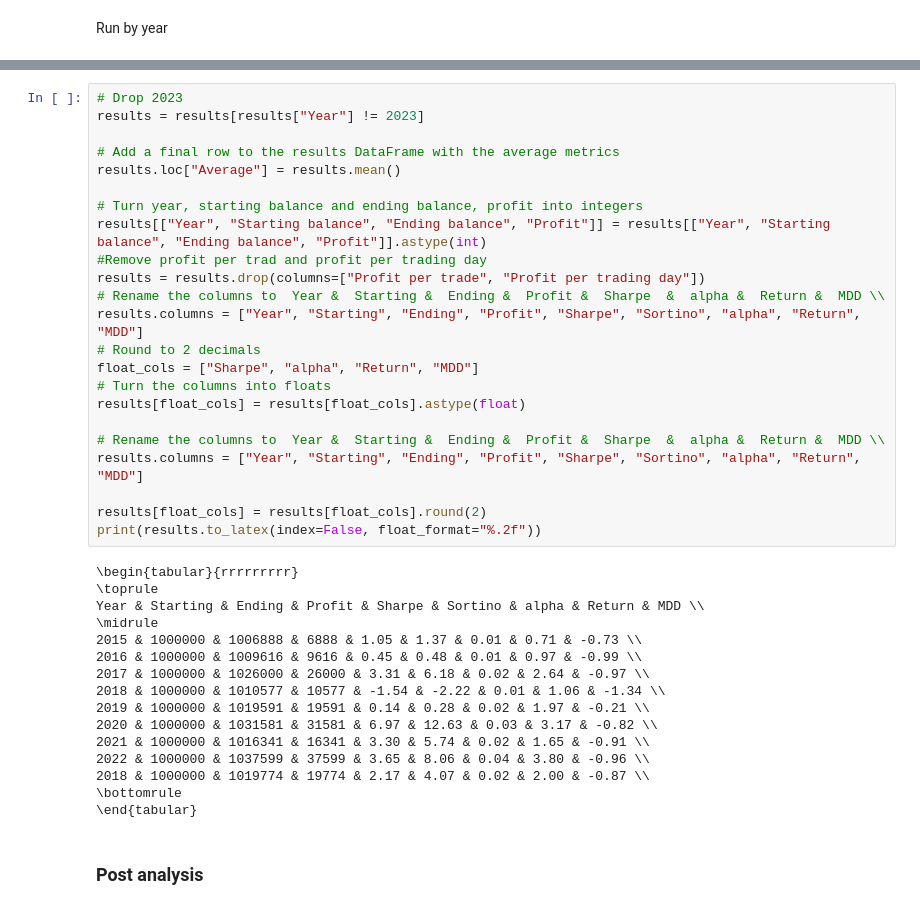
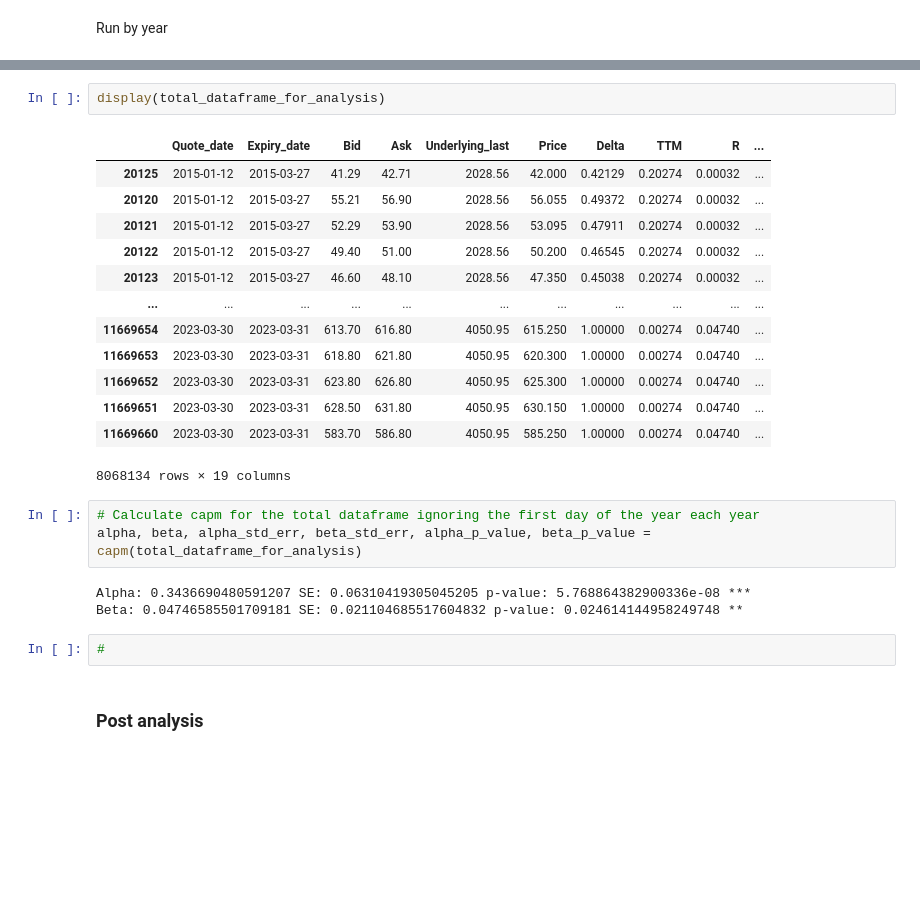
Before and after one commit to erlend-rygg/deep-learning-for-option-pricing, a Jupyter notebook: results_analysis/backtesting/backtesting_v15.ipynb, the cells around one changed output, grey strips where cells are left out. Cells and saved outputs as stored; diff of their text form; blank space fills up the shorter version.

```diff
--- a/results_analysis/backtesting/backtesting_v15.ipynb
+++ b/results_analysis/backtesting/backtesting_v15.ipynb
@@ -584,42 +584,27 @@ short_options_value_sum 0.0
-# %%
-# Drop 2023
-results = results[results["Year"] != 2023]
-
-# Add a final row to the results DataFrame with the average metrics
-results.loc["Average"] = results.mean()
-
-# Turn year, starting balance and ending balance, profit into integers
-results[["Year", "Starting balance", "Ending balance", "Profit"]] = results[["Year", "Starting balance", "Ending balance", "Profit"]].astype(int)
-#Remove profit per trad and profit per trading day
-results = results.drop(columns=["Profit per trade", "Profit per trading day"])
-# Rename the columns to  Year &  Starting &  Ending &  Profit &  Sharpe  &  alpha &  Return &  MDD \\
-results.columns = ["Year", "Starting", "Ending", "Profit", "Sharpe", "Sortino", "alpha", "Return", "MDD"]
-# Round to 2 decimals
-float_cols = ["Sharpe", "alpha", "Return", "MDD"]
-# Turn the columns into floats
-results[float_cols] = results[float_cols].astype(float)
-
-# Rename the columns to  Year &  Starting &  Ending &  Profit &  Sharpe  &  alpha &  Return &  MDD \\
-results.columns = ["Year", "Starting", "Ending", "Profit", "Sharpe", "Sortino", "alpha", "Return", "MDD"]
-
-results[float_cols] = results[float_cols].round(2)
-print(results.to_latex(index=False, float_format="%.2f"))
-# %% [output]
-\begin{tabular}{rrrrrrrrr}
-\toprule
-Year & Starting & Ending & Profit & Sharpe & Sortino & alpha & Return & MDD \\
-\midrule
-2015 & 1000000 & 1006888 & 6888 & 1.05 & 1.37 & 0.01 & 0.71 & -0.73 \\
-2016 & 1000000 & 1009616 & 9616 & 0.45 & 0.48 & 0.01 & 0.97 & -0.99 \\
-2017 & 1000000 & 1026000 & 26000 & 3.31 & 6.18 & 0.02 & 2.64 & -0.97 \\
-2018 & 1000000 & 1010577 & 10577 & -1.54 & -2.22 & 0.01 & 1.06 & -1.34 \\
-2019 & 1000000 & 1019591 & 19591 & 0.14 & 0.28 & 0.02 & 1.97 & -0.21 \\
-2020 & 1000000 & 1031581 & 31581 & 6.97 & 12.63 & 0.03 & 3.17 & -0.82 \\
-2021 & 1000000 & 1016341 & 16341 & 3.30 & 5.74 & 0.02 & 1.65 & -0.91 \\
-2022 & 1000000 & 1037599 & 37599 & 3.65 & 8.06 & 0.04 & 3.80 & -0.96 \\
-2018 & 1000000 & 1019774 & 19774 & 2.17 & 4.07 & 0.02 & 2.00 & -0.87 \\
-\bottomrule
-\end{tabular}
+# %%
+display(total_dataframe_for_analysis)
+# %% [output]
+|  | Quote_date | Expiry_date | Bid | Ask | Underlying_last | Price | Delta | TTM | R | ... |
+| 20125 | 2015-01-12 | 2015-03-27 | 41.29 | 42.71 | 2028.56 | 42.000 | 0.42129 | 0.20274 | 0.00032 | ... |
+| 20120 | 2015-01-12 | 2015-03-27 | 55.21 | 56.90 | 2028.56 | 56.055 | 0.49372 | 0.20274 | 0.00032 | ... |
+| 20121 | 2015-01-12 | 2015-03-27 | 52.29 | 53.90 | 2028.56 | 53.095 | 0.47911 | 0.20274 | 0.00032 | ... |
+| 20122 | 2015-01-12 | 2015-03-27 | 49.40 | 51.00 | 2028.56 | 50.200 | 0.46545 | 0.20274 | 0.00032 | ... |
+| 20123 | 2015-01-12 | 2015-03-27 | 46.60 | 48.10 | 2028.56 | 47.350 | 0.45038 | 0.20274 | 0.00032 | ... |
+| ... | ... | ... | ... | ... | ... | ... | ... | ... | ... | ... |
+| 11669654 | 2023-03-30 | 2023-03-31 | 613.70 | 616.80 | 4050.95 | 615.250 | 1.00000 | 0.00274 | 0.04740 | ... |
+| 11669653 | 2023-03-30 | 2023-03-31 | 618.80 | 621.80 | 4050.95 | 620.300 | 1.00000 | 0.00274 | 0.04740 | ... |
+| 11669652 | 2023-03-30 | 2023-03-31 | 623.80 | 626.80 | 4050.95 | 625.300 | 1.00000 | 0.00274 | 0.04740 | ... |
+| 11669651 | 2023-03-30 | 2023-03-31 | 628.50 | 631.80 | 4050.95 | 630.150 | 1.00000 | 0.00274 | 0.04740 | ... |
+| 11669660 | 2023-03-30 | 2023-03-31 | 583.70 | 586.80 | 4050.95 | 585.250 | 1.00000 | 0.00274 | 0.04740 | ... |
+8068134 rows × 19 columns
+# %%
+# Calculate capm for the total dataframe ignoring the first day of the year each year
+alpha, beta, alpha_std_err, beta_std_err, alpha_p_value, beta_p_value = capm(total_dataframe_for_analysis)
+# %% [output]
+Alpha: 0.3436690480591207 SE: 0.06310419305045205 p-value: 5.768864382900336e-08 ***
+Beta: 0.04746585501709181 SE: 0.021104685517604832 p-value: 0.024614144958249748 **
+# %%
+#
 # %% [markdown]
 ### Post analysis
 # %%
```
Also changed, not shown: parts of 21 cells of this notebook, 15 other files.
